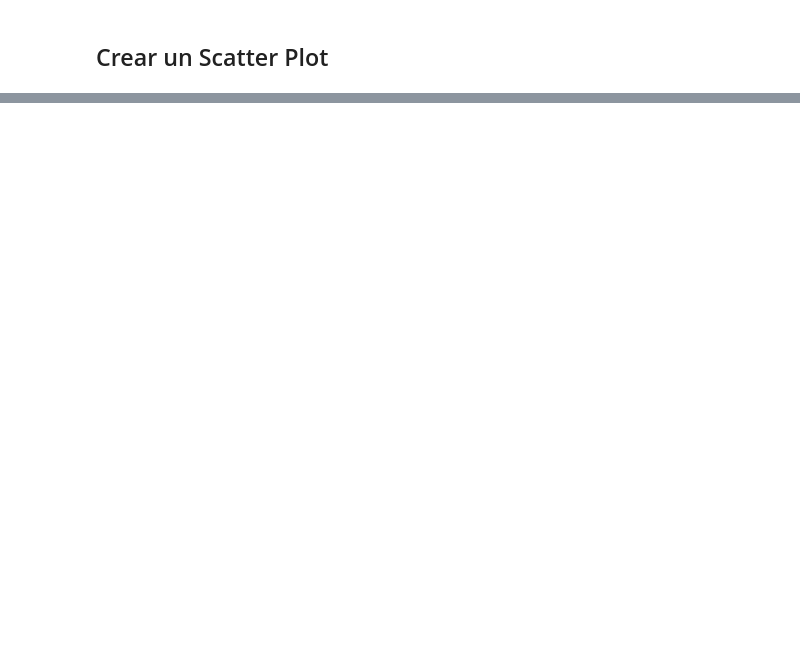
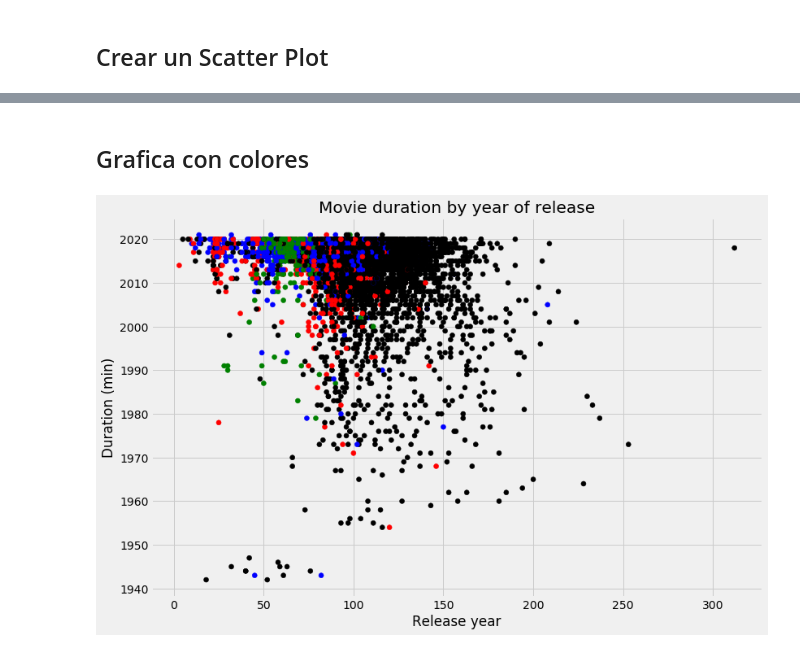
Before and after one commit to Sembofer/Investigating-Netflix-Movies-and-Guest-Stars-in-the-Office, a Jupyter notebook: Netflix_Movies.ipynb, the cells around one changed output, grey strips where cells are left out. Cells and saved outputs as stored; diff of their text form; code cells hidden in the pictures; blank space fills up the shorter version.

```diff
--- a/Netflix_Movies.ipynb
+++ b/Netflix_Movies.ipynb
@@ -109,0 +131,17 @@ short_movies
+# %%
+# Se define una lista vacia
+colores = []
+
+# Iteracion sobre las filas de netflix_movies_col_subset
+for lab, row in netflix_movies_col_subset.iterrows():
+    if row['genre'] == "Children":
+        colores.append("red")
+    elif row['genre'] == "Documentaries":
+        colores.append('blue')
+    elif row['genre'] == "Stand-Up":
+        colores.append("green")
+    else :
+        colores.append("black")
+
+# Inspeccionamos los 10 primeros valores de nuestra lista
+colores[0:10]
@@ -109,0 +159,21 @@ short_movies
+# %% [markdown]
+## Grafica con colores
+# %%
+# Se fija el estilo de la figura y se inicializa una nueva figura
+plt.style.use('fivethirtyeight')
+fig = plt.figure(figsize=(12,8))
+
+# Se crea una grafica scatter de duracion versus año de publicacion
+plt.scatter(x = netflix_movies_col_subset[['duration']],
+            y = netflix_movies_col_subset[['release_year']],
+            c = colores)
+
+# Se crea el titulo y las etiquetas de los ejes
+plt.title("Movie duration by year of release")
+plt.xlabel("Release year")
+plt.ylabel("Duration (min)")
+
+# Se muestra la grafica
+plt.show()
+# %% [output]
+[figure, added]
```
Also changed, not shown: parts of 5 cells of this notebook.
